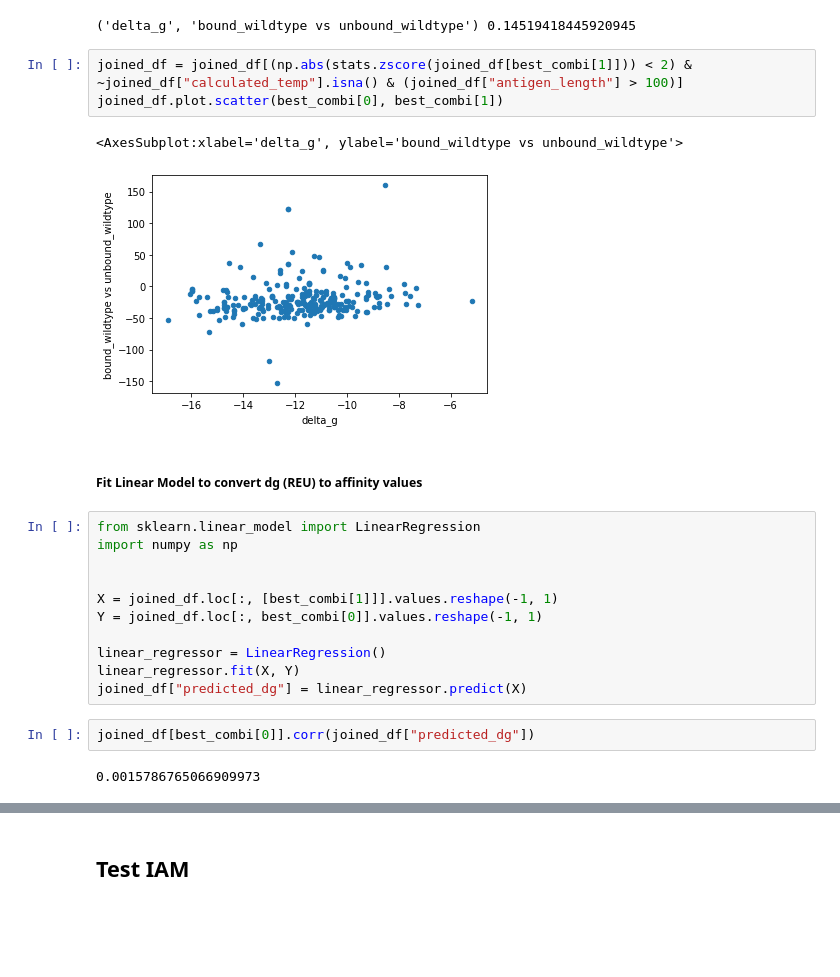
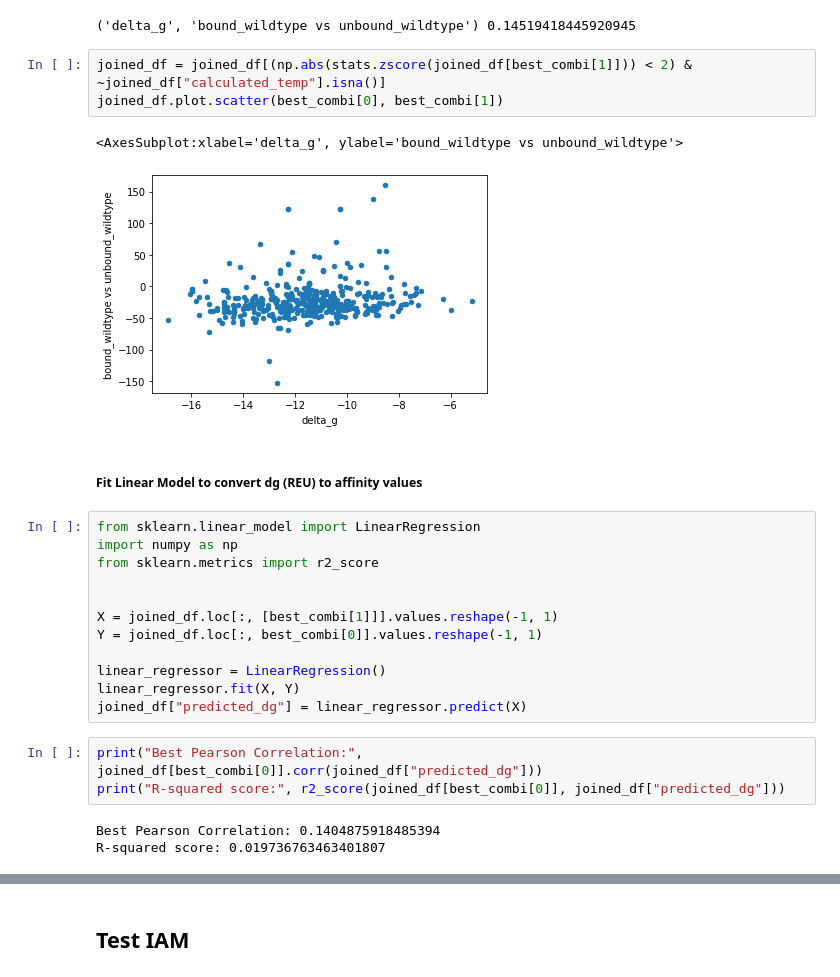
Before and after one commit to FabianTraxler/ag_binding_affinity, a Jupyter notebook: data_analysis/Datasets/AbDb.ipynb, the cells around one changed output, grey strips where cells are left out. Cells and saved outputs as stored; diff of their text form; blank space fills up the shorter version.

```diff
--- a/data_analysis/Datasets/AbDb.ipynb
+++ b/data_analysis/Datasets/AbDb.ipynb
@@ -232,16 +227,17 @@ print(best_combi, best_correlation)
 # %% [output]
 ('delta_g', 'bound_wildtype vs unbound_wildtype') 0.14519418445920945
 # %%
-joined_df = joined_df[(np.abs(stats.zscore(joined_df[best_combi[1]])) < 2) & ~joined_df["calculated_temp"].isna() & (joined_df["antigen_length"] > 100)]
+joined_df = joined_df[(np.abs(stats.zscore(joined_df[best_combi[1]])) < 2) & ~joined_df["calculated_temp"].isna()]
 joined_df.plot.scatter(best_combi[0], best_combi[1])
 # %% [output]
 <AxesSubplot:xlabel='delta_g', ylabel='bound_wildtype vs unbound_wildtype'>
-[figure, old version]
+[figure, new version]
 # %% [markdown]
 ##### Fit Linear Model to convert dg (REU) to affinity values
 # %%
 from sklearn.linear_model import LinearRegression
 import numpy as np
+from sklearn.metrics import r2_score
 
 
 X = joined_df.loc[:, [best_combi[1]]].values.reshape(-1, 1)
@@ -251,6 +247,8 @@ linear_regressor = LinearRegression()
 linear_regressor.fit(X, Y)
 joined_df["predicted_dg"] = linear_regressor.predict(X)
 # %%
-joined_df[best_combi[0]].corr(joined_df["predicted_dg"])
+print("Best Pearson Correlation:", joined_df[best_combi[0]].corr(joined_df["predicted_dg"]))
+print("R-squared score:", r2_score(joined_df[best_combi[0]], joined_df["predicted_dg"]))
 # %% [output]
-0.0015786765066909973
+Best Pearson Correlation: 0.1404875918485394
+R-squared score: 0.019736763463401807
```
Also changed, not shown: parts of 8 cells of this notebook.
